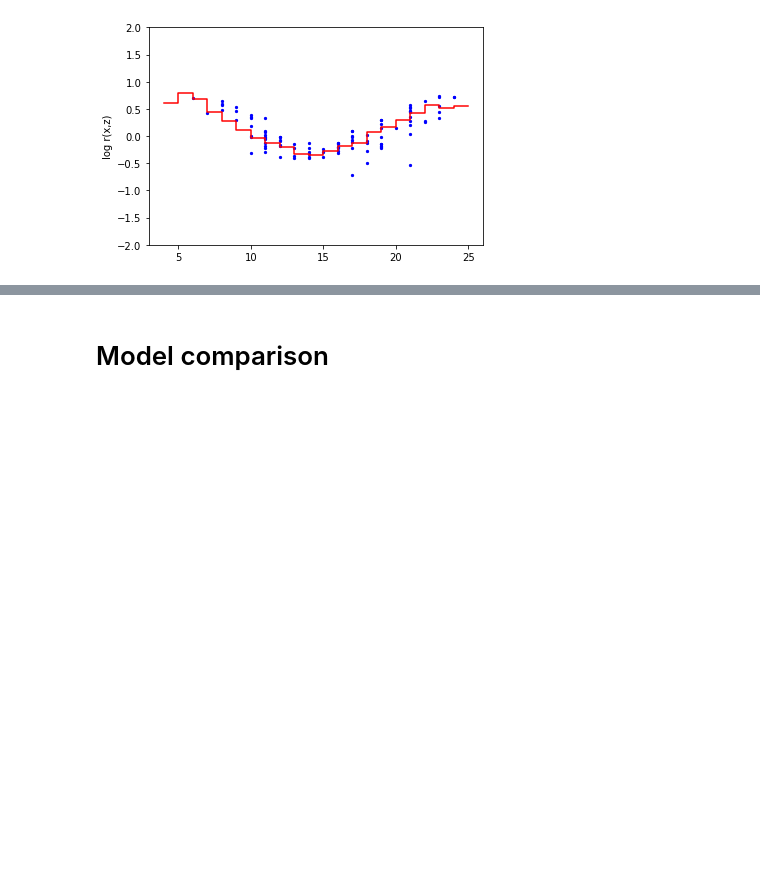
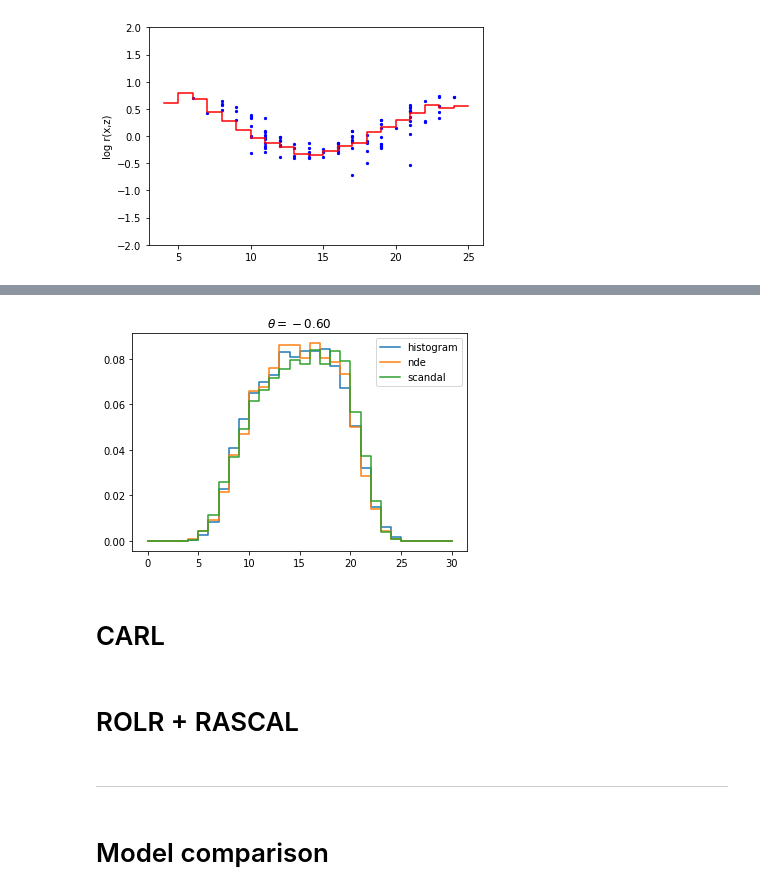
Before and after one commit to johannbrehmer/simulator-mining-example, a Jupyter notebook: Inference on Galton Board.ipynb, the cells around one changed output, grey strips where cells are left out. Drawn from its saved outputs; the diff is of its cells as text; code cells hidden in the pictures; blank space fills up the shorter version.

```diff
--- a/Inference on Galton Board.ipynb
+++ b/Inference on Galton Board.ipynb
@@ -57,2 +163,17 @@ plt.show()
+# %%
+plt.step(range(n_nails), p_estimated_1, label="histogram")
+plt.step(range(n_nails), nde.predict([theta_1]).ravel(), label="nde")
+plt.step(range(n_nails), scandal.predict([np.array([[theta_1]]), np.zeros((1, n_nails))])[0][0], label="scandal")
+plt.legend()
+plt.title(r"$\theta=%.2f$" % theta_1)
+plt.show()
+# %% [output]
+[figure, added]
+# %% [markdown]
+# CARL
+# %% [markdown]
+# ROLR + RASCAL
+# %% [markdown]
+---
 # %% [markdown]
 # Model comparison
```
Also changed, not shown: parts of 18 cells of this notebook.
